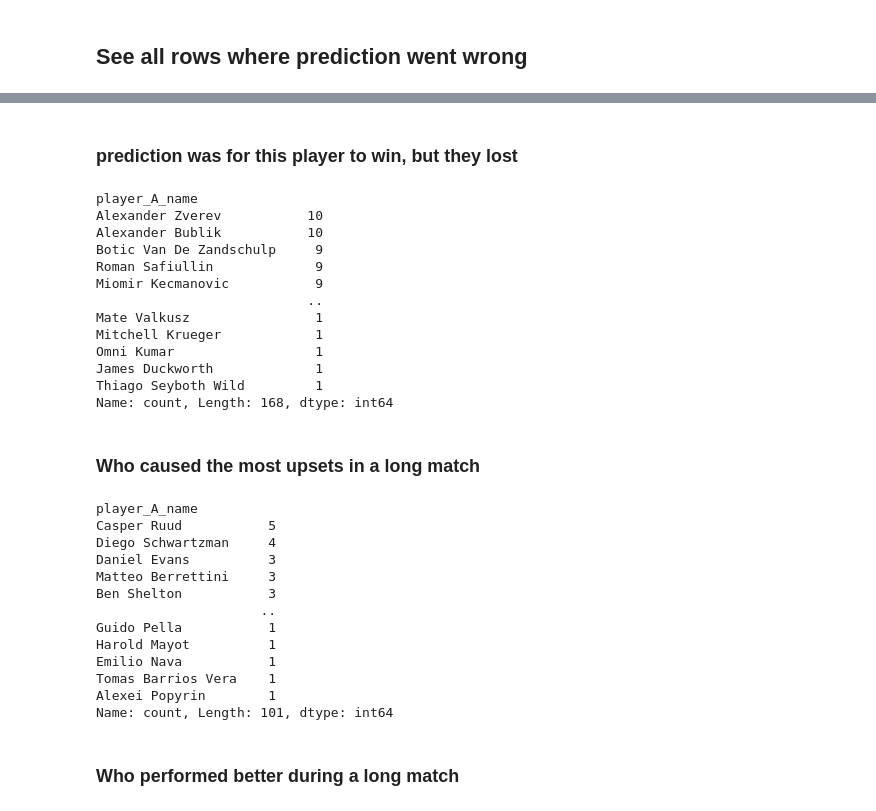
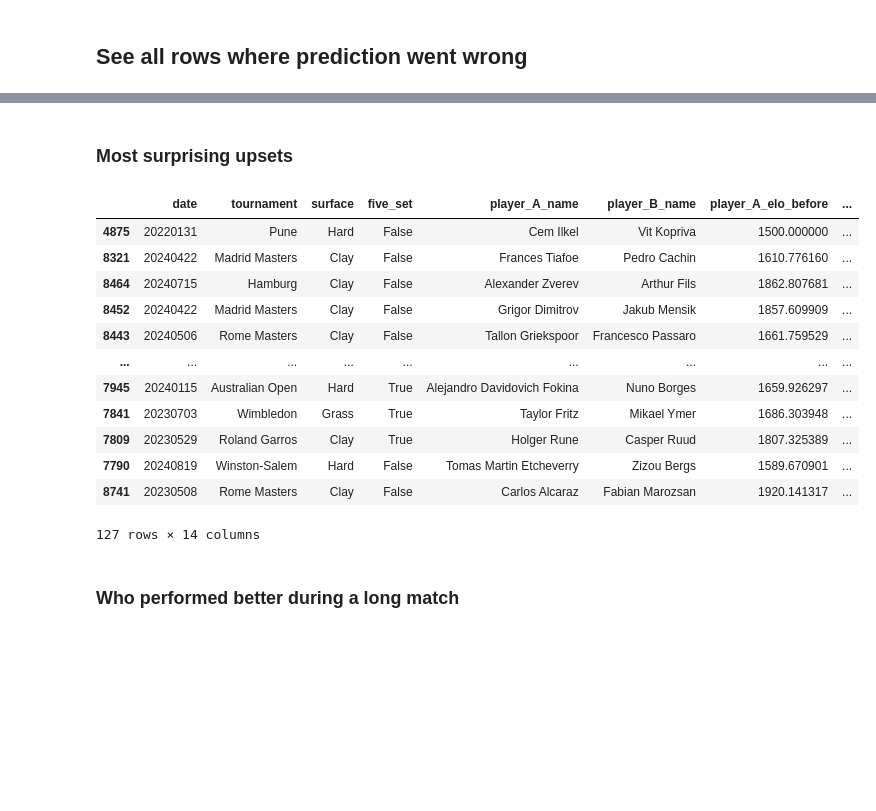
Before and after one commit to hazel-gandhi/tennis-regression, a Jupyter notebook: analysis-new-model.ipynb, the cells around one changed output, grey strips where cells are left out. Drawn from its saved outputs; the diff is of its cells as text; code cells hidden in the pictures; blank space fills up the shorter version.

```diff
--- a/analysis-new-model.ipynb
+++ b/analysis-new-model.ipynb
@@ -199,40 +87,29 @@ Name: count, Length: 187, dtype: int64
-# %% [markdown]
-### prediction was for this player to win, but they lost
-# %%
-shock_wins['player_A_name'].value_counts().sort_values(ascending=False)
-# %% [output]
-player_A_name
-Alexander Zverev           10
-Alexander Bublik           10
-Botic Van De Zandschulp     9
-Roman Safiullin             9
-Miomir Kecmanovic           9
-                           ..
-Mate Valkusz                1
-Mitchell Krueger            1
-Omni Kumar                  1
-James Duckworth             1
-Thiago Seyboth Wild         1
-Name: count, Length: 168, dtype: int64
-# %% [markdown]
-### Who caused the most upsets in a long match
-# %%
-long_matches = df_filtered[(df_filtered['five_set'] == True) & (df_filtered['player_A_win'] == 1)]
-long_matches['player_A_name'].value_counts()
-# %% [output]
-player_A_name
-Casper Ruud           5
-Diego Schwartzman     4
-Daniel Evans          3
-Matteo Berrettini     3
-Ben Shelton           3
-                     ..
-Guido Pella           1
-Harold Mayot          1
-Emilio Nava           1
-Tomas Barrios Vera    1
-Alexei Popyrin        1
-Name: count, Length: 101, dtype: int64
+# %% [markdown]
+### Most surprising upsets
+# %%
+# 1. Filter for high-confidence upsets
+high_conf_upsets = df[
+    (df['predict_R'] == 1) &
+    (df['predict_proba_R'] > 0.75) &
+    (df['player_A_win'] == 0)
+]
+
+# 2. Count which Player B caused the most high-confidence upsets
+high_conf_upsets.sort_values(by='predict_R', ascending=False)
+# %% [output]
+|  | date | tournament | surface | five_set | player_A_name | player_B_name | player_A_elo_before | ... |
+| 4875 | 20220131 | Pune | Hard | False | Cem Ilkel | Vit Kopriva | 1500.000000 | ... |
+| 8321 | 20240422 | Madrid Masters | Clay | False | Frances Tiafoe | Pedro Cachin | 1610.776160 | ... |
+| 8464 | 20240715 | Hamburg | Clay | False | Alexander Zverev | Arthur Fils | 1862.807681 | ... |
+| 8452 | 20240422 | Madrid Masters | Clay | False | Grigor Dimitrov | Jakub Mensik | 1857.609909 | ... |
+| 8443 | 20240506 | Rome Masters | Clay | False | Tallon Griekspoor | Francesco Passaro | 1661.759529 | ... |
+| ... | ... | ... | ... | ... | ... | ... | ... | ... |
+| 7945 | 20240115 | Australian Open | Hard | True | Alejandro Davidovich Fokina | Nuno Borges | 1659.926297 | ... |
+| 7841 | 20230703 | Wimbledon | Grass | True | Taylor Fritz | Mikael Ymer | 1686.303948 | ... |
+| 7809 | 20230529 | Roland Garros | Clay | True | Holger Rune | Casper Ruud | 1807.325389 | ... |
+| 7790 | 20240819 | Winston-Salem | Hard | False | Tomas Martin Etcheverry | Zizou Bergs | 1589.670901 | ... |
+| 8741 | 20230508 | Rome Masters | Clay | False | Carlos Alcaraz | Fabian Marozsan | 1920.141317 | ... |
+127 rows × 14 columns
 # %% [markdown]
 ### Who performed better during a long match
 # %%
```
Also changed, not shown: parts of 17 cells of this notebook, 6 other files.
